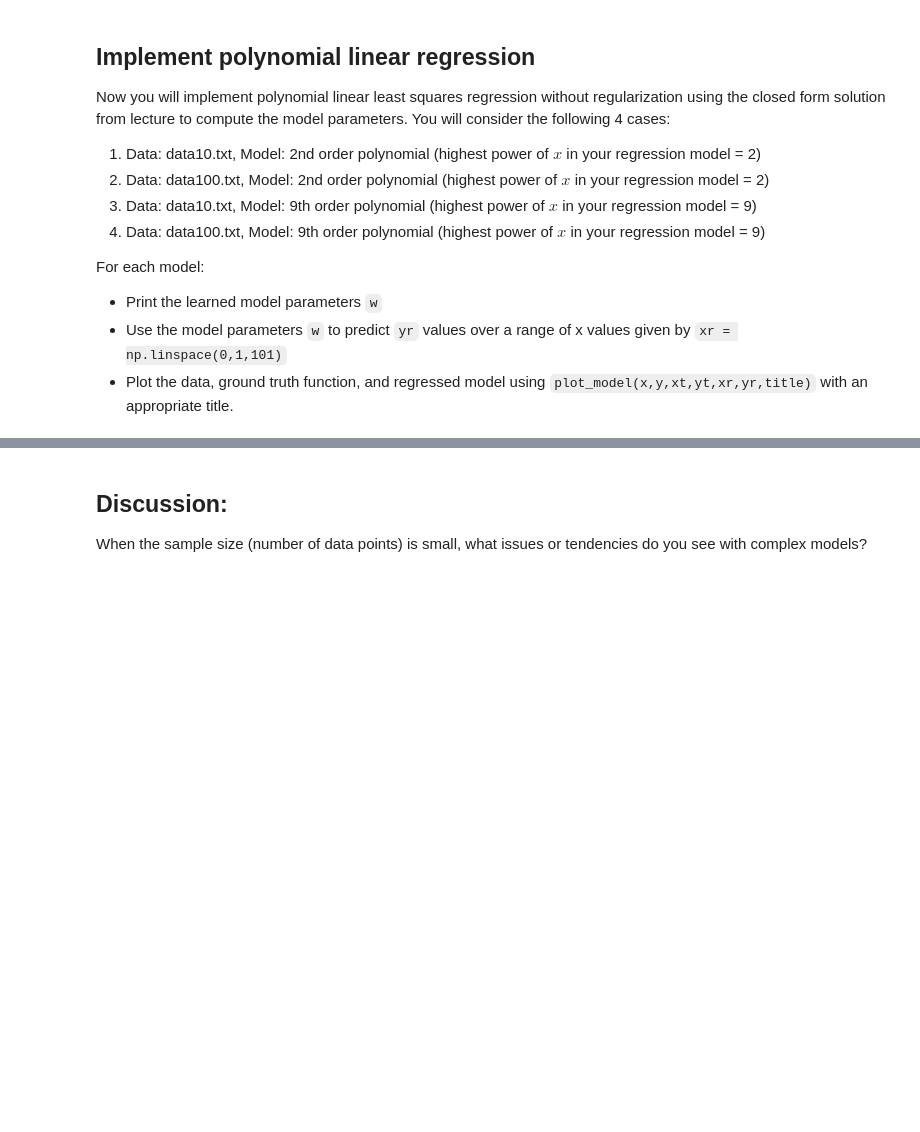
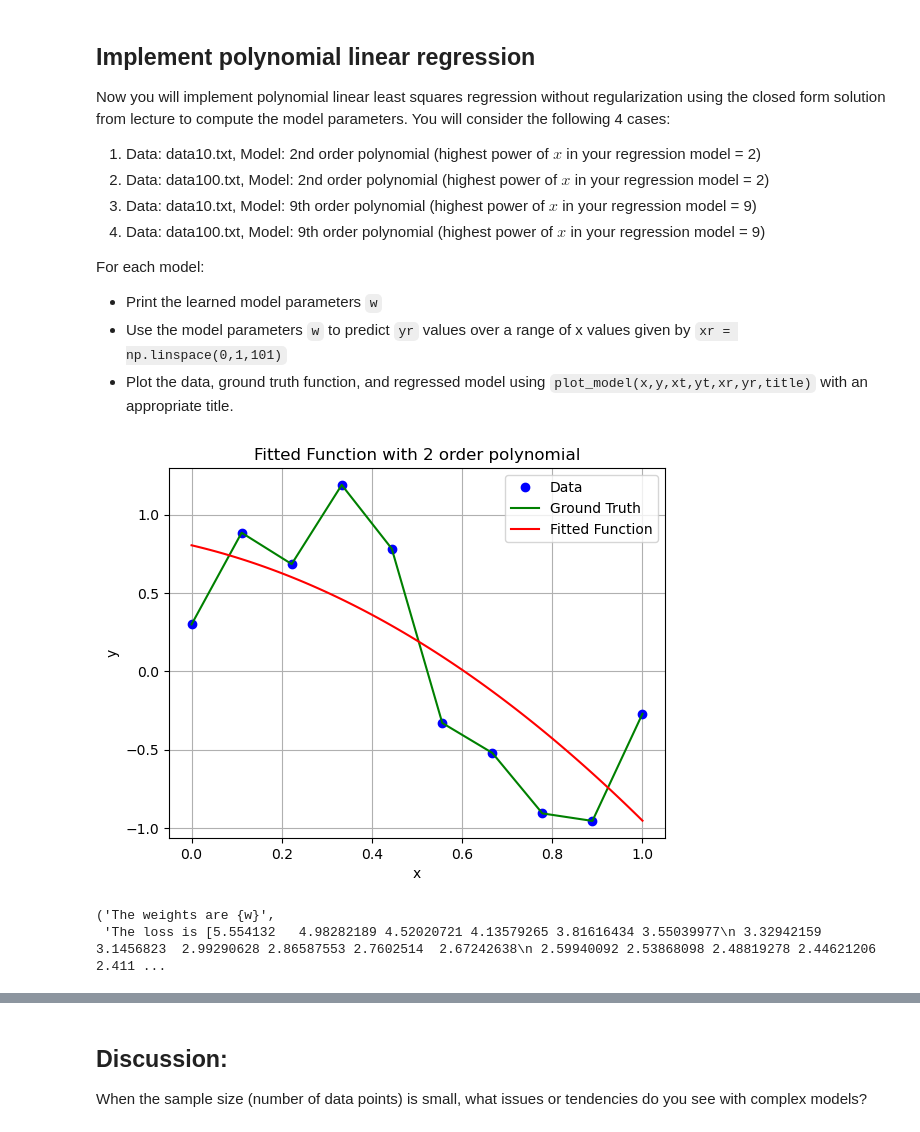
Before and after one commit to DylanLIiii/CMU24787_AIandML4Engineers, a Jupyter notebook: Week2/hw2/hw2_p7.ipynb, the cells around one changed output, grey strips where cells are left out. Saved outputs shown, nothing was run; the diff lists cells and outputs as text; code cells hidden in the pictures; blank space fills up the shorter version.

```diff
--- a/Week2/hw2/hw2_p7.ipynb
+++ b/Week2/hw2/hw2_p7.ipynb
@@ -94,0 +104,45 @@ For each model:
+# %%
+# YOUR CODE GOES HERE
+# 10 points
+
+def plot_model(x,y,xt,yt,xr,yr,title = None):
+    # Provide title as a string e.g. 'string'
+    plt.plot(x,y,'bo',label = 'Data')
+    plt.plot(xt,yt,'g-', label = 'Ground Truth')
+    plt.plot(xr,yr,'r-', label = 'Fitted Function')
+    plt.xlabel('x')
+    plt.ylabel('y')
+    plt.grid()
+    plt.legend()
+    if title:
+        plt.title(title)
+    plt.show()
+
+def n_order_regression(x, y, eta, order, epochs):
+    # x: input data
+    # y: output data
+    # eta: learning rate
+    # order: order of the polynomial
+    # epochs: number of epochs
+    # returns: weights, loss
+    xr = np.linspace(0,1,101)
+    Xr = np.vstack([xr**i for i in range(order+1)]).T
+    x = x.reshape(-1,1)
+    y = y.reshape(-1,1)
+    w = np.zeros(order+1).reshape(-1,1) # initialize weights, should plus 1 because of bias
+    loss = np.zeros(epochs)
+    X = np.column_stack([x**i for i in range(order+1)])
+    for i in range(epochs):
+        y_pred = np.dot(X,w)
+        loss[i] = np.sum((y_pred - y)**2)
+        grad = 2 * np.dot(X.T, np.dot(X, w) - y)
+        w = w - eta * grad
+    y_pred = np.dot(Xr,w)
+    plot_model(x.flatten(),y.flatten(),x.flatten(),y.flatten(),xr,y_pred.flatten(),title = f'Fitted Function with {order} order polynomial')
+    return "The weights are {w}", f"The loss is {loss}, the last loss is {loss[-1]}, the last weight is {w[-1]}. For more information, please see the plot below."
+# %%
+n_order_regression(x10, y10, 0.03, 2, 1000)
+# %% [output]
+[figure, added]
+('The weights are {w}',
+ 'The loss is [5.554132   4.98282189 4.52020721 4.13579265 3.81616434 3.55039977\n 3.32942159 3.1456823  2.99290628 2.86587553 2.7602514  2.67242638\n 2.59940092 2.53868098 2.48819278 2.44621206 2.411 ...
```
Also changed, not shown: parts of 10 cells of this notebook, 2 other files.
